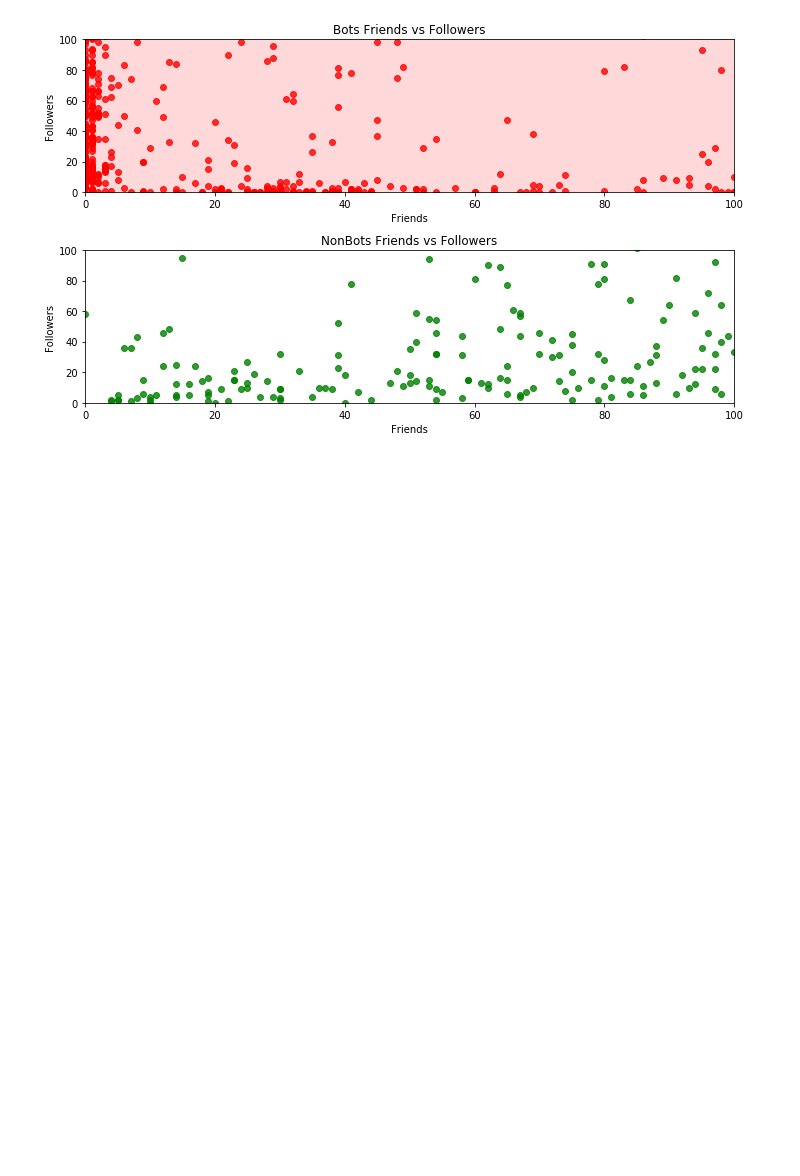
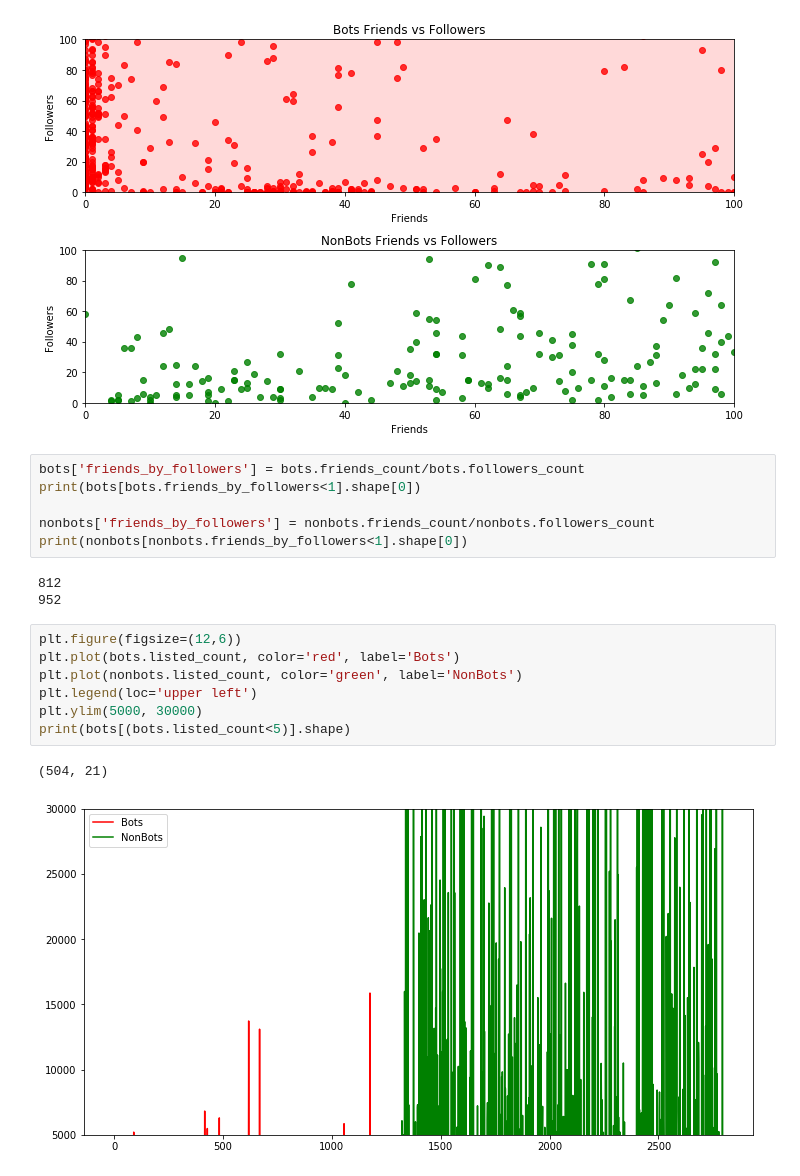
Before and after one commit to AlexeyZatsepin/Twitter-Realtime-Filter, a Jupyter notebook: notebooks/Data Analisys.ipynb, the cells around one changed output. Cells and saved outputs as stored; diff of their text form; blank space fills up the shorter version.

```diff
--- a/notebooks/Data Analisys.ipynb
+++ b/notebooks/Data Analisys.ipynb
@@ -72,3 +70,22 @@ plt.tight_layout()
 plt.show()
 # %% [output]
 [figure]
+# %%
+bots['friends_by_followers'] = bots.friends_count/bots.followers_count
+print(bots[bots.friends_by_followers<1].shape[0])
+
+nonbots['friends_by_followers'] = nonbots.friends_count/nonbots.followers_count
+print(nonbots[nonbots.friends_by_followers<1].shape[0])
+# %% [output]
+812
+952
+# %%
+plt.figure(figsize=(12,6))
+plt.plot(bots.listed_count, color='red', label='Bots')
+plt.plot(nonbots.listed_count, color='green', label='NonBots')
+plt.legend(loc='upper left')
+plt.ylim(5000, 30000)
+print(bots[(bots.listed_count<5)].shape)
+# %% [output]
+(504, 21)
+[figure, added]
```
Also changed, not shown: parts of 10 cells of this notebook.
